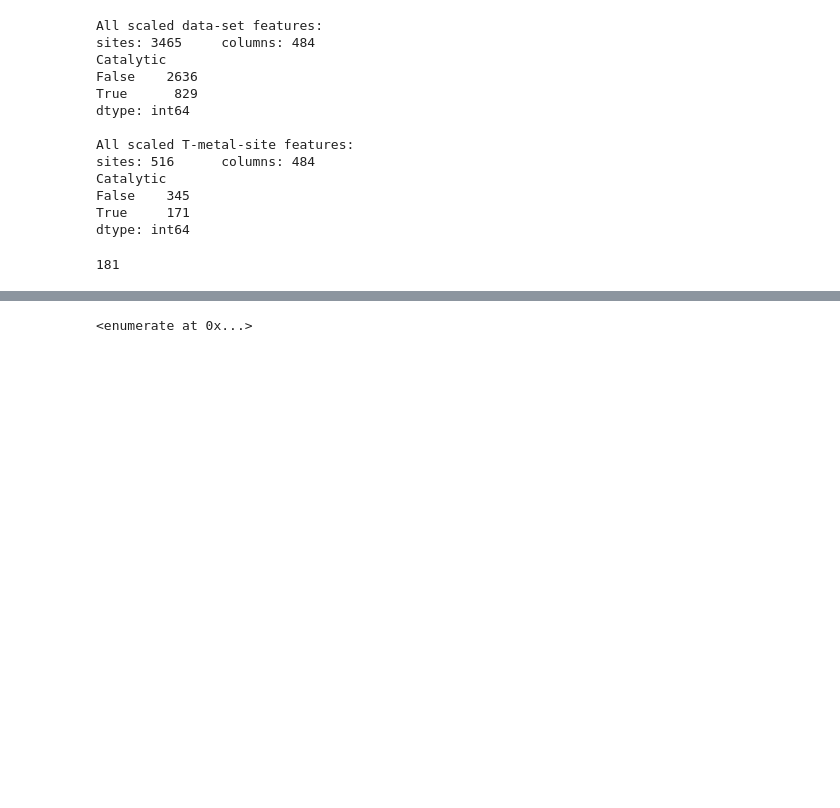
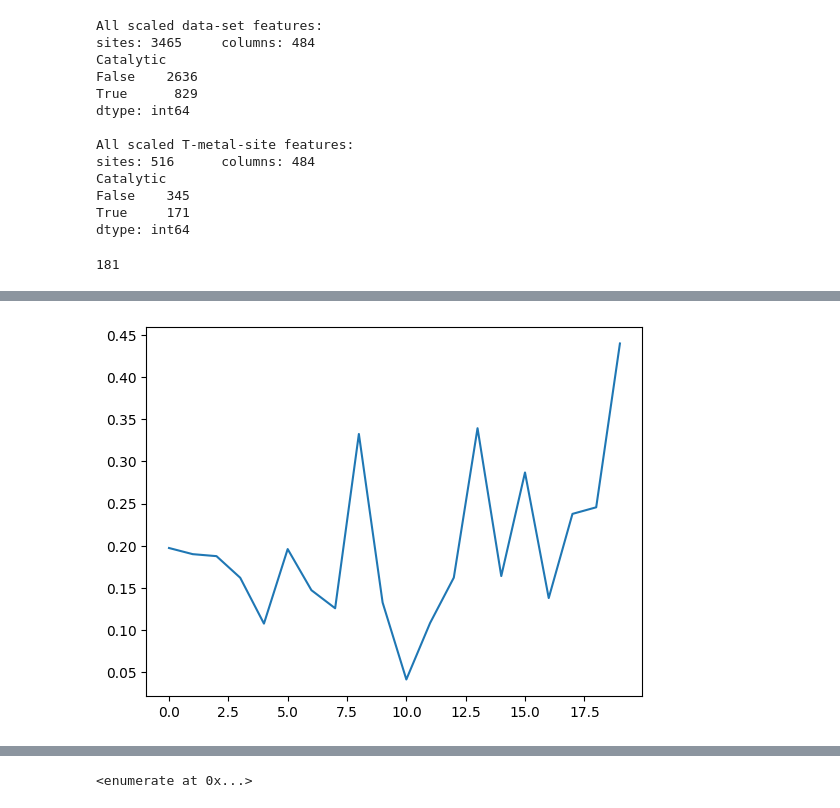
Before and after one commit to SanjanaYasna/CustomMLP, a Jupyter notebook: CUSTOM_MLP.ipynb, the cells around one changed output, grey strips where cells are left out. Cells and saved outputs as stored; diff of their text form; code cells hidden in the pictures; blank space fills up the shorter version.

```diff
--- a/CUSTOM_MLP.ipynb
+++ b/CUSTOM_MLP.ipynb
@@ -331,0 +274,85 @@ array([ 5.32963753e-01,  6.39964402e-01,  4.29306656e-01,  1.70888945e-01,
+# %%
+#Prelim mlp
+#Possible avenue for bias and weight matrix initialization:
+## Initialize weights using Xavier uniform initialization
+# init.xavier_uniform_(linear_layer.weight)
+
+# ## Initialize bias to zero
+# init.zeros_(linear_layer.bias)
+#---------------------------------
+import torch
+from torch import nn
+from torch.utils.data import DataLoader
+#Previous experiment
+class MLP(nn.Module):  # nn.Module is the base class for all models in PyTorch
+    def __init__(self):
+        super().__init__()
+        self.layers = nn.Sequential(
+            nn.Linear(init_features, 181),
+            nn.ReLU(),
+            nn.Linear(181, 90),
+            nn.ReLU(),
+            nn.Linear(90, 1),
+            nn.Sigmoid()
+            #try to make output binary (0 or 1)
+        )
+    def forward(self, x):
+     #   x =  self.layers(x)
+        return self.layers(x)
+
+
+#initialize dataloader with random sampling of size 10
+dataset = dataLoader(X, y)
+trainloader = torch.utils.data.DataLoader(dataset, batch_size=10, num_workers=0, shuffle = True)
+testloader = torch.utils.data.DataLoader(dataset, batch_size=10, num_workers=0, shuffle=True)
+
+#mlp init
+mlp = theiaMLP(init_features, 1000, 1)
+#set loss function and gradient descet optimizer
+loss_function = nn.L1Loss()
+optimizer = torch.optim.Adagrad(mlp.parameters(), lr=1e-4)
+
+#train loss
+train_loss = []
+mlp.train()
+
+#train for this many epochs
+for epoch in range(0,20):
+    print(f'Starting Epoch {epoch+1}')
+
+    current_loss = 0.0
+    for i, data in enumerate(trainloader, 0):
+        inputs, targets = data
+        inputs, targets = inputs.float(), targets.float()
+        targets = targets.reshape((targets.shape[0], 1))
+        optimizer.zero_grad()
+
+        outputs = mlp(inputs)
+
+        loss = loss_function(outputs, targets)
+
+        loss.backward()
+
+        optimizer.step()
+
+
+        current_loss += loss.item()
+        if i%10 == 0:
+            print(f'Loss after mini-batch %5d: %.3f'%(i+1, current_loss/500))
+            current_loss = 0.0
+    train_loss.append(loss.item())
+
+    print(f'Epoch {epoch+1} done')
+
+
+plt.plot(train_loss)
+plt.show()
+
+test_data = torch.from_numpy(testX.to_numpy()).float()
+test_targets = torch.from_numpy(testY.to_numpy()).float()
+
+mse_r2_calculator(mlp, test_data, test_targets)
+#results
+# Mean Squared Error: 0.09783460591148274
+# R2 Score: 0.5584532171244132
+# %% [output]
@@ -331,0 +376 @@ array([ 5.32963753e-01,  6.39964402e-01,  4.29306656e-01,  1.70888945e-01,
+[figure, added]
```
Also changed, not shown: parts of 17 cells of this notebook, 1 other file.
